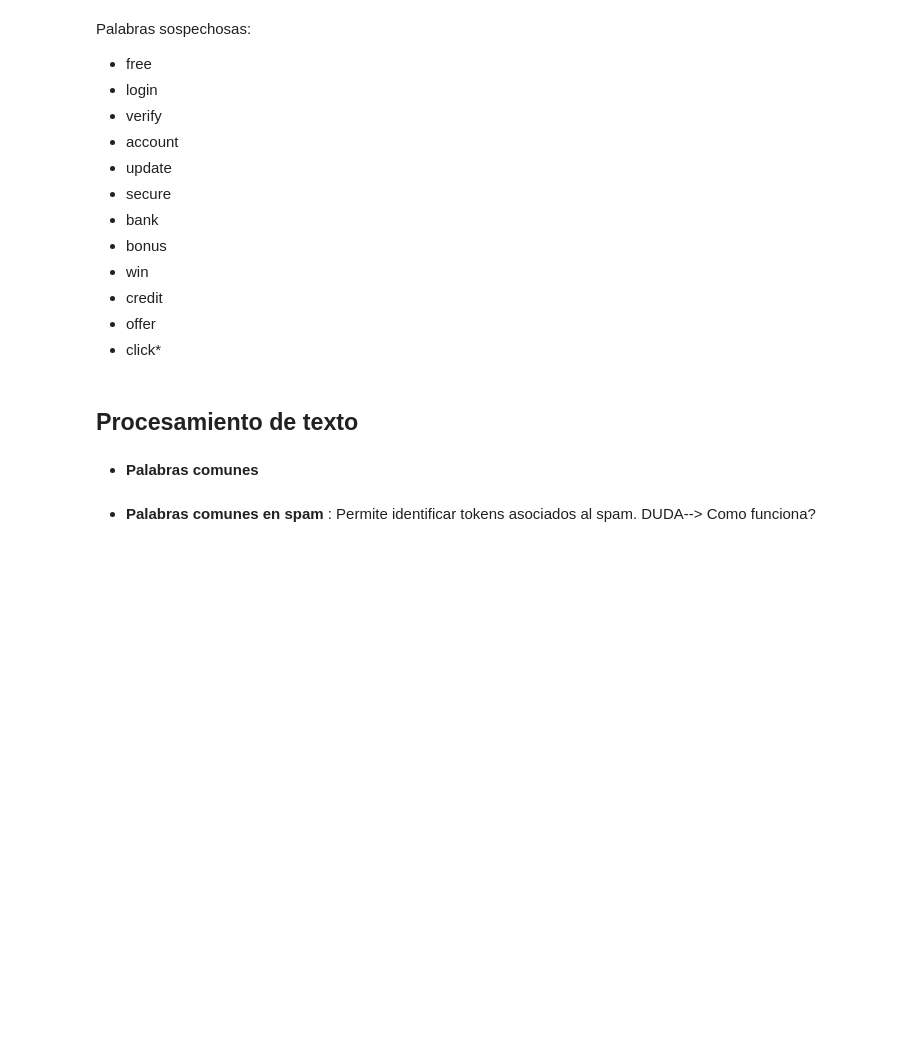
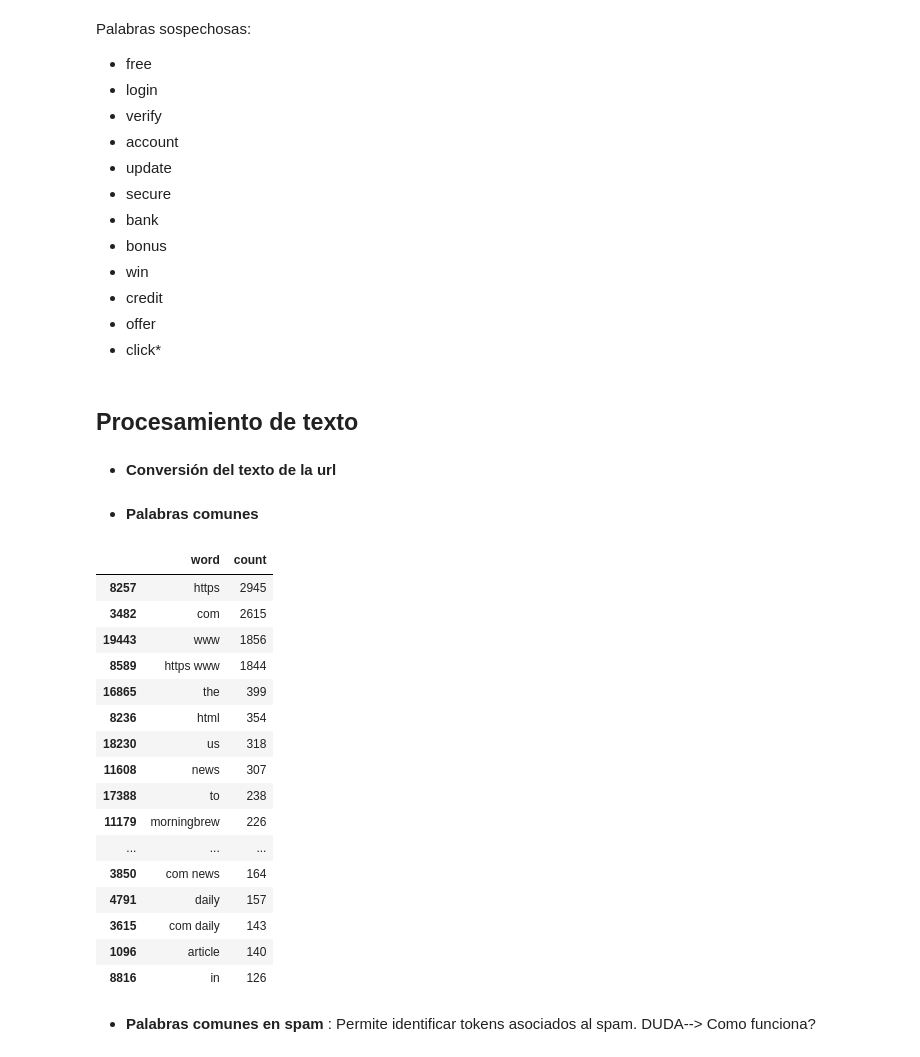
Before and after one commit to 4GeeksAcademy/cchico-introNLP23-NaiveBayes, a Jupyter notebook: src/cchico_NLP23-texto.ipynb, the cells around one changed output. Cells and saved outputs as stored; diff of their text form; code cells hidden in the pictures; blank space fills up the shorter version.

```diff
--- a/src/cchico_NLP23-texto.ipynb
+++ b/src/cchico_NLP23-texto.ipynb
@@ -114,3 +157,5 @@ def contains_spam_words(url):
 df["spam_word_count"] = df["url"].apply(contains_spam_words)
 # %% [markdown]
 ## **Procesamiento de texto**
+# %% [markdown]
+* **Conversión del texto de la url**
@@ -117,17 +170,32 @@ df["spam_word_count"] = df["url"].apply(contains_spam_words)
 # %% [markdown]
 * **Palabras comunes**
 # %%
-import numpy as np
-
+vectorizer = CountVectorizer(ngram_range=(1,2))
+X = vectorizer.fit_transform(df['url_limpio'])
 words = vectorizer.get_feature_names_out()
 counts = X.sum(axis=0).A1
 
-freq = pd.DataFrame({
-    "word": words,
-    "count": counts
-}).sort_values("count", ascending=False)
+freq = pd.DataFrame({"word": words,"count": counts}).sort_values("count", ascending=False)
 
 freq.head(20)
+# %% [output]
+|  | word | count |
+| 8257 | https | 2945 |
+| 3482 | com | 2615 |
+| 19443 | www | 1856 |
+| 8589 | https www | 1844 |
+| 16865 | the | 399 |
+| 8236 | html | 354 |
+| 18230 | us | 318 |
+| 11608 | news | 307 |
+| 17388 | to | 238 |
+| 11179 | morningbrew | 226 |
+| ... | ... | ... |
+| 3850 | com news | 164 |
+| 4791 | daily | 157 |
+| 3615 | com daily | 143 |
+| 1096 | article | 140 |
+| 8816 | in | 126 |
 # %% [markdown]
 * **Palabras comunes en spam** : Permite identificar tokens asociados al spam. DUDA--> Como funciona?
 # %%
```
Also changed, not shown: parts of 46 cells of this notebook, 1 other file.
